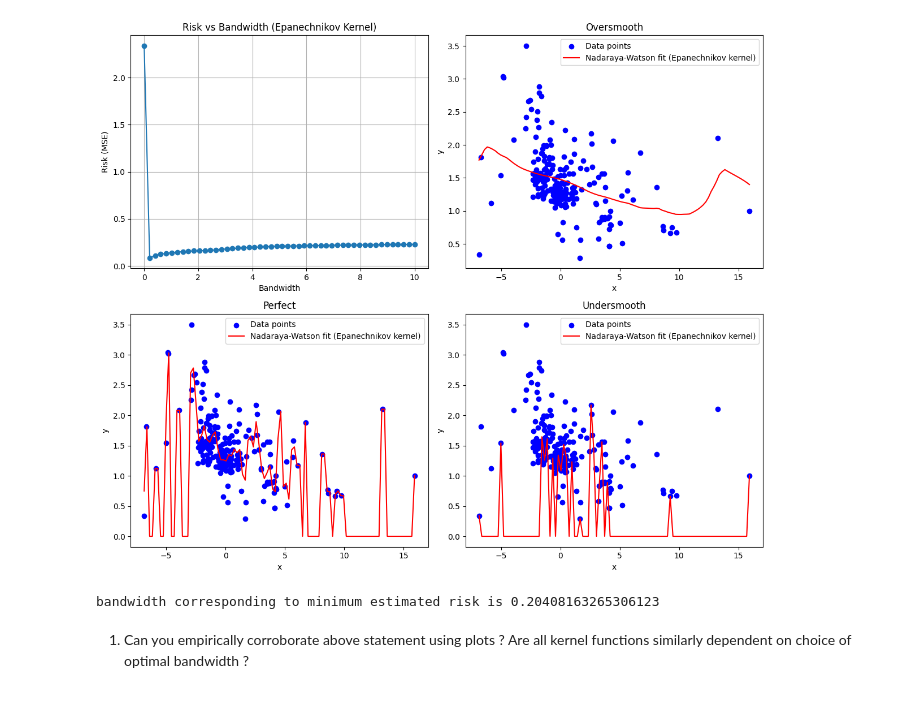
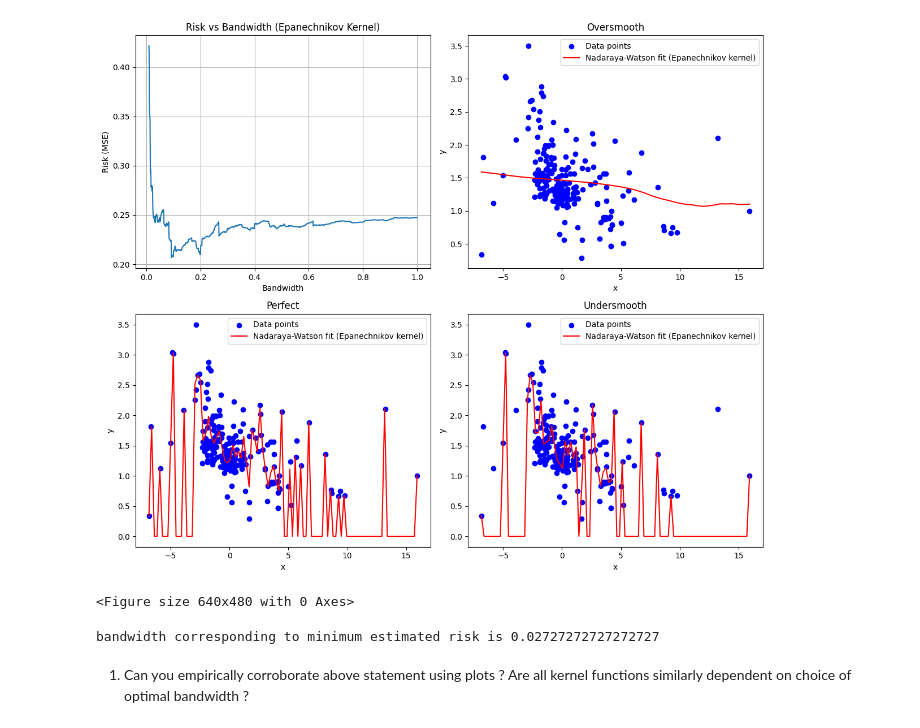
Before and after one commit to MalayKedia/CS215_assignments, a Jupyter notebook: Assignment3/q4/4.ipynb, the cells around one changed output. Saved outputs shown, nothing was run; the diff lists cells and outputs as text; code cells hidden in the pictures.

```diff
--- a/Assignment3/q4/4.ipynb
+++ b/Assignment3/q4/4.ipynb
@@ -6,8 +6,10 @@ import matplotlib.pyplot as plt
 data_file = pd.read_csv('glass.txt', delimiter=r'\s+')
 data = data_file[['RI', 'Al']]
 
-x_data = data['RI'].values
-y_data = data['Al'].values
+data = data.iloc[np.random.permutation(len(data))].reset_index(drop=True)
+
+x_data = data['Al'].values
+y_data = data['RI'].values
 # %%
 class UniformKDE:
     def __init__(self, bandwidth=1.0):
@@ -129,22 +157,28 @@ class EpanechnikovKDE:
     def __init__(self, bandwidth=1.0):
         """Initialize the KDE model with the given bandwidth."""
         self.bandwidth = bandwidth
-        self.data = None
+        self.x_data = None
         self.y_data = None
 
     def fit(self, x_data, y_data):
         """Fit the KDE model with the given x and y data."""
-        self.data = x_data
+        self.x_data = x_data
         self.y_data = y_data
 
     def __epanechnikov(self, x):
         # mod_x_squared=np.sum(x**2, axis=-1)
+        # print(0, 0.75*(1-x**2))
         return np.maximum(0, 0.75*(1-x**2))
+
+
 
     def epanechnikov_kernel(self, x, xi):
         """Epanechnikov kernel function."""
+        if(self.bandwidth == 0):
+            return 0
 
-        return self.__epanechnikov((x-xi)/self.bandwidth)
+        else:
+            return self.__epanechnikov((x-xi) / self.bandwidth)
 
 
 
@@ -152,7 +186,7 @@ class EpanechnikovKDE:
         """Evaluate the Nadaraya-Watson estimator at points x."""
         func_val = []
         for point in x:
-            weights = self.epanechnikov_kernel(point, self.data)
+            weights = self.epanechnikov_kernel(point, self.x_data)
             numerator = np.sum(weights * self.y_data)
             denominator = np.sum(weights)
 
@@ -166,16 +198,33 @@ bandwidths_Ekde, risks_Ekde, best_bandwidth_Ekde = risk_val(EpanechnikovKDE)
+# %%
+bandwidths_Ekde = np.linspace(0.01, 1, 1000)
+risks_Ekde = []
+for bandwidth in bandwidths_Ekde:
+
+    risk = k_fold_error(UniformKDE, x_data, y_data, bandwidth)
+    # print(risk)
+    risks_Ekde.append(risk)
+
+    # print(bandwidth)
+
+
+# print(risks_Ekde)
+# print(bandwidths_Ekde)
+
+best_bandwidth_Ekde = bandwidths_Ekde[np.argmin(risks_Ekde)]
+print(f"bandwidth corresponding to minimum estimated risk is {best_bandwidth_Ekde}")
 # %%
 # Create subplots
 fig, axs = plt.subplots(2, 2, figsize=(12, 10))
 
 # Plot risk vs bandwidth
-axs[0, 0].plot(bandwidths_Ekde, risks_Ekde, marker='o')
+axs[0, 0].plot(bandwidths_Ekde, risks_Ekde)
 axs[0, 0].set_title('Risk vs Bandwidth (Epanechnikov Kernel)')
 axs[0, 0].set_xlabel('Bandwidth')
 axs[0, 0].set_ylabel('Risk (MSE)')
 axs[0, 0].grid(True)
 
 # Oversmooth
-kde = EpanechnikovKDE(bandwidth=best_bandwidth_Ekde * 20)
+kde = EpanechnikovKDE(bandwidth=best_bandwidth_Ekde * 100)
 kde.fit(x_data, y_data)
 x_fit = np.linspace(min(x_data), max(x_data), 100)
 y_fit = kde.predict(x_fit)
@@ -183,41 +232,44 @@ axs[0, 1].scatter(x_data, y_data, color='blue', label='Data points')
 axs[0, 1].plot(x_fit, y_fit, color='red', label='Nadaraya-Watson fit (Epanechnikov kernel)')
 axs[0, 1].set_title('Oversmooth')
 axs[0, 1].set_xlabel('x')
 axs[0, 1].set_ylabel('y')
 axs[0, 1].legend()
 
 # perfect
 kde = EpanechnikovKDE(bandwidth=best_bandwidth_Ekde)
 kde.fit(x_data, y_data)
 y_fit = kde.predict(x_fit)
 axs[1, 0].scatter(x_data, y_data, color='blue', label='Data points')
 axs[1, 0].plot(x_fit, y_fit, color='red', label='Nadaraya-Watson fit (Epanechnikov kernel)')
 axs[1, 0].set_title('Perfect')
 axs[1, 0].set_xlabel('x')
 axs[1, 0].set_ylabel('y')
 axs[1, 0].legend()
 
 # undersmooth
-kde = EpanechnikovKDE(bandwidth=best_bandwidth_Ekde / 20)
+kde = EpanechnikovKDE(bandwidth=best_bandwidth_Ekde / 2)
 kde.fit(x_data, y_data)
 y_fit = kde.predict(x_fit)
 axs[1, 1].scatter(x_data, y_data, color='blue', label='Data points')
 axs[1, 1].plot(x_fit, y_fit, color='red', label='Nadaraya-Watson fit (Epanechnikov kernel)')
 axs[1, 1].set_title('Undersmooth')
 axs[1, 1].set_xlabel('x')
 axs[1, 1].set_ylabel('y')
 axs[1, 1].legend()
 
 plt.tight_layout()
 plt.show()
+
+plt.savefig("epanechnikov_kernel_regression.png")
 # %% [output]
-[figure, old version]
+[figure, new version]
+<Figure size 640x480 with 0 Axes>
 # %%
 # plt.savefig("epanechnikov_kernel_regression.png")
 # %%
-print(f"bandwidth corresponding to minimum estimated risk is {best_bandwidth}")
+print(f"bandwidth corresponding to minimum estimated risk is {best_bandwidth_Ekde}")
 # %% [output]
-bandwidth corresponding to minimum estimated risk is 0.20408163265306123
+bandwidth corresponding to minimum estimated risk is 0.02727272727272727
 # %% [markdown]
 1. Can you empirically corroborate above statement using plots ? Are all kernel functions similarly dependent on choice of optimal bandwidth ?
 # %% [markdown]
```
Also changed, not shown: parts of 22 cells of this notebook.
